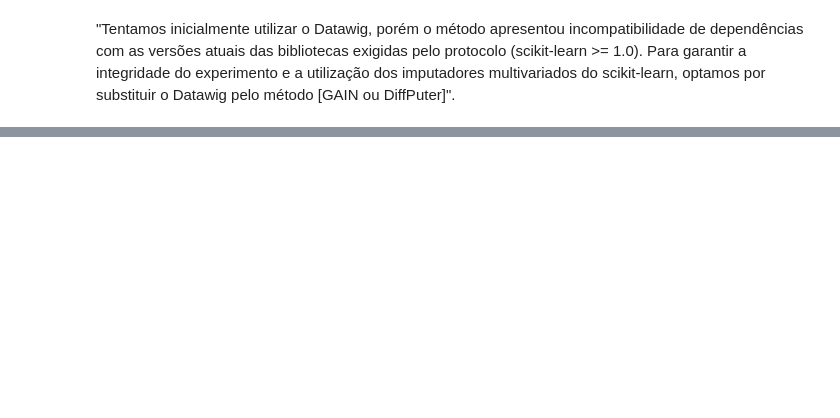
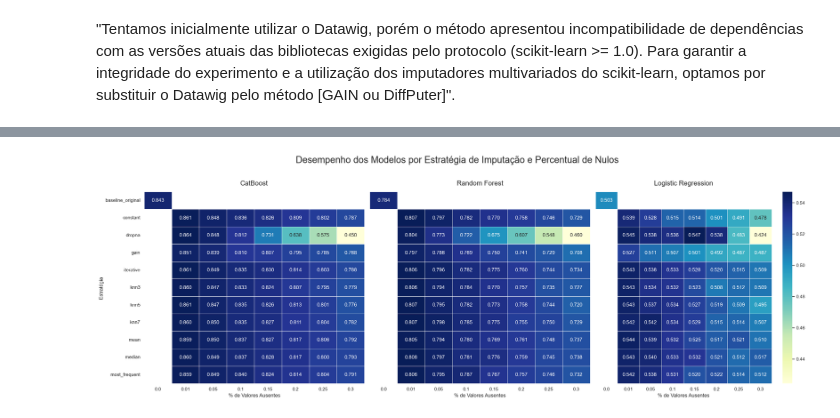
Before and after one commit to RafaWanner/Topicos-em-Engenharia, a Jupyter notebook: Atividade02/lab2_base.ipynb, the cells around one changed output, grey strips where cells are left out. Saved outputs shown, nothing was run; the diff lists cells and outputs as text; code cells hidden in the pictures; blank space fills up the shorter version.

```diff
--- a/Atividade02/lab2_base.ipynb
+++ b/Atividade02/lab2_base.ipynb
@@ -1383,0 +1583,80 @@ plt.show()
+# %%
+import pandas as pd
+import matplotlib.pyplot as plt
+import seaborn as sns
+
+# ================= LOAD =================
+df = pd.read_csv("resultados_experimento_imputacao.csv")
+
+# ================= MODELOS =================
+modelos = {
+    'CatBoost': 'CatBoost_Class_macro_f1',
+    'Random Forest': 'RF_Class_macro_f1',
+    'Logistic Regression': 'LogReg_macro_f1'
+}
+
+# ================= ESTILO =================
+sns.set_theme(style="white")
+
+# ================= FIGURA =================
+fig, axes = plt.subplots(
+    1, 3,
+    figsize=(24, 8),
+    sharey=True
+)
+
+# ================= LOOP =================
+for ax, (nome_modelo, coluna) in zip(axes, modelos.items()):
+
+    # pivot
+    pivot = df.pivot_table(
+        values=coluna,
+        index='estrategia',
+        columns='percentual',
+        aggfunc='mean'
+    )
+
+    # heatmap
+    sns.heatmap(
+        pivot,
+        annot=True,
+        fmt=".3f",
+        cmap="YlGnBu",
+        linewidths=0.5,
+        cbar=ax == axes[-1],  # colorbar só no último
+        ax=ax
+    )
+
+    # títulos
+    ax.set_title(
+        nome_modelo,
+        fontsize=16,
+        pad=15
+    )
+
+    ax.set_xlabel(
+        '% de Valores Ausentes',
+        fontsize=12
+    )
+
+    ax.set_ylabel(
+        'Estratégia' if ax == axes[0] else '',
+        fontsize=12
+    )
+
+    ax.tick_params(axis='x', rotation=0)
+    ax.tick_params(axis='y', rotation=0)
+
+# ================= TÍTULO GERAL =================
+fig.suptitle(
+    'Desempenho dos Modelos por Estratégia de Imputação e Percentual de Nulos',
+    fontsize=22,
+    y=1.02
+)
+
+# ================= AJUSTE =================
+plt.tight_layout()
+
+plt.show()
+# %% [output]
+[figure, added]
```
Also changed, not shown: parts of 23 cells of this notebook, 7 other files.
